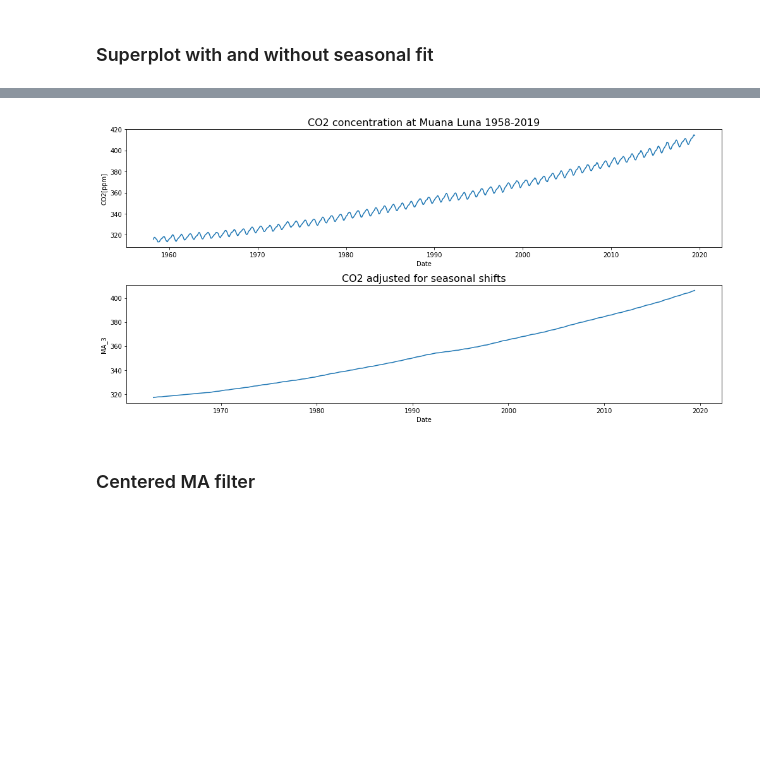
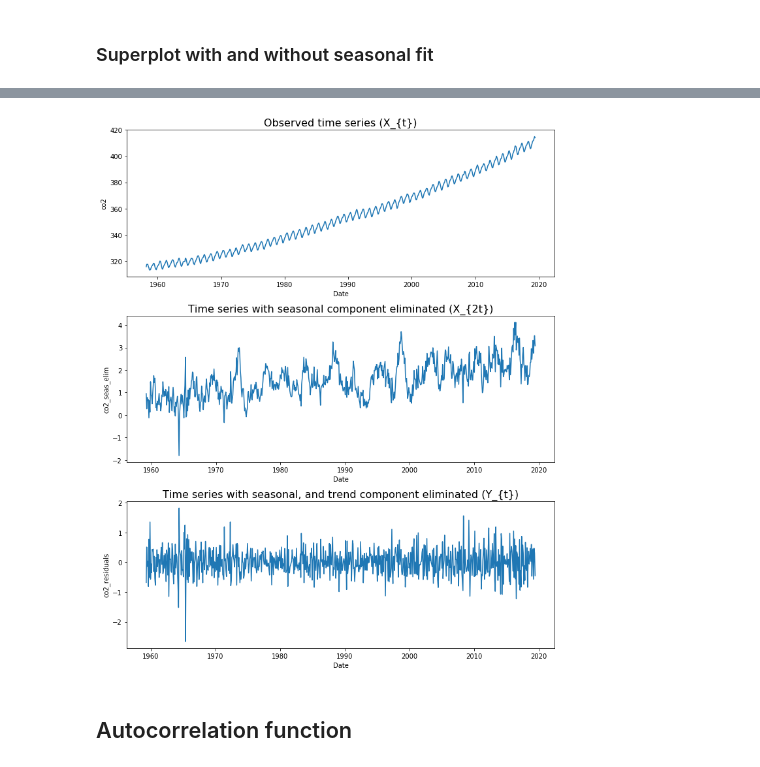
Before and after one commit to yohannjs/tidsrekker, a Jupyter notebook: yohann_exploration.ipynb, the cells around one changed output, grey strips where cells are left out. Saved outputs shown, nothing was run; the diff lists cells and outputs as text; code cells hidden in the pictures; blank space fills up the shorter version.

```diff
--- a/yohann_exploration.ipynb
+++ b/yohann_exploration.ipynb
@@ -49,2 +69,0 @@ Index(['Yr', 'Mn', 'Date Excel', 'Date', 'CO2[ppm]',
-# %%
-df.drop(['Yr', 'Mn', 'Date Excel'], axis=1, inplace=True)
@@ -90,4 +88,0 @@ plt.tight_layout()
-# %%
-rawSer = df['CO2[ppm]']
-rolling = rawSer.rolling(window=50)
-df['MA_3'] = rolling.mean()
@@ -93,0 +93,6 @@ df['MA_3'] = rolling.mean()
+# %%
+co2DF = df[['Date', 'Yr', 'Mn', 'CO2[ppm]']].copy()
+co2DF['co2'] = co2DF['CO2[ppm]']
+co2DF.drop(['CO2[ppm]'], axis=1, inplace=True)
+co2DF.fillna(method='ffill', inplace=True) # Backward filling the NaN values
+co2DF[:5]
@@ -94,15 +124,21 @@ df['MA_3'] = rolling.mean()
+# %%
+co2DF['co2_seas_elim'] = co2DF['co2'] - co2DF['co2'].shift(12)
+co2DF['co2_residuals'] = co2DF['co2_seas_elim'] - co2DF['co2_seas_elim'].shift(1)
 # %%
-fig, ax = plt.subplots(nrows=2, ncols=1, figsize=(14,7))
-g1 = sns.relplot(x='Date', y='CO2[ppm]', data=df, kind='line', ax=ax[0])
-g2 = sns.relplot(x='Date', y='MA_3', data=df, kind='line', ax=ax[1])
+fig, ax = plt.subplots(nrows=3, ncols=1, figsize=(10,12))
+g1 = sns.relplot(x='Date', y='co2', data=co2DF, kind='line', ax=ax[0])
+g2 = sns.relplot(x='Date', y='co2_seas_elim', data=co2DF, kind='line', ax=ax[1])
+g3 = sns.relplot(x='Date', y='co2_residuals', data=co2DF, kind='line', ax=ax[2])
 
-# You will have to close the additional empty figures returned by replot
+# Have to close the additional empty figures returned by relplot
 plt.close(g1.fig)
 plt.close(g2.fig)
+plt.close(g3.fig)
 
-ax[0].set_title('CO2 concentration at Muana Luna 1958-2019', fontsize=16)
-ax[1].set_title('CO2 adjusted for seasonal shifts', fontsize=16)
+ax[0].set_title('Observed time series (X_{t})', fontsize=16)
+ax[1].set_title('Time series with seasonal component eliminated (X_{2t})', fontsize=16)
+ax[2].set_title('Time series with seasonal, and trend component eliminated (Y_{t})', fontsize=16)
 
 plt.tight_layout()
 # %% [output]
-[figure, old version]
+[figure, new version]
@@ -118,2 +145,2 @@ plt.tight_layout()
-# %% [markdown]
-### Centered MA filter
+# %% [markdown]
+## Autocorrelation function
```
Also changed, not shown: parts of 24 cells of this notebook.
